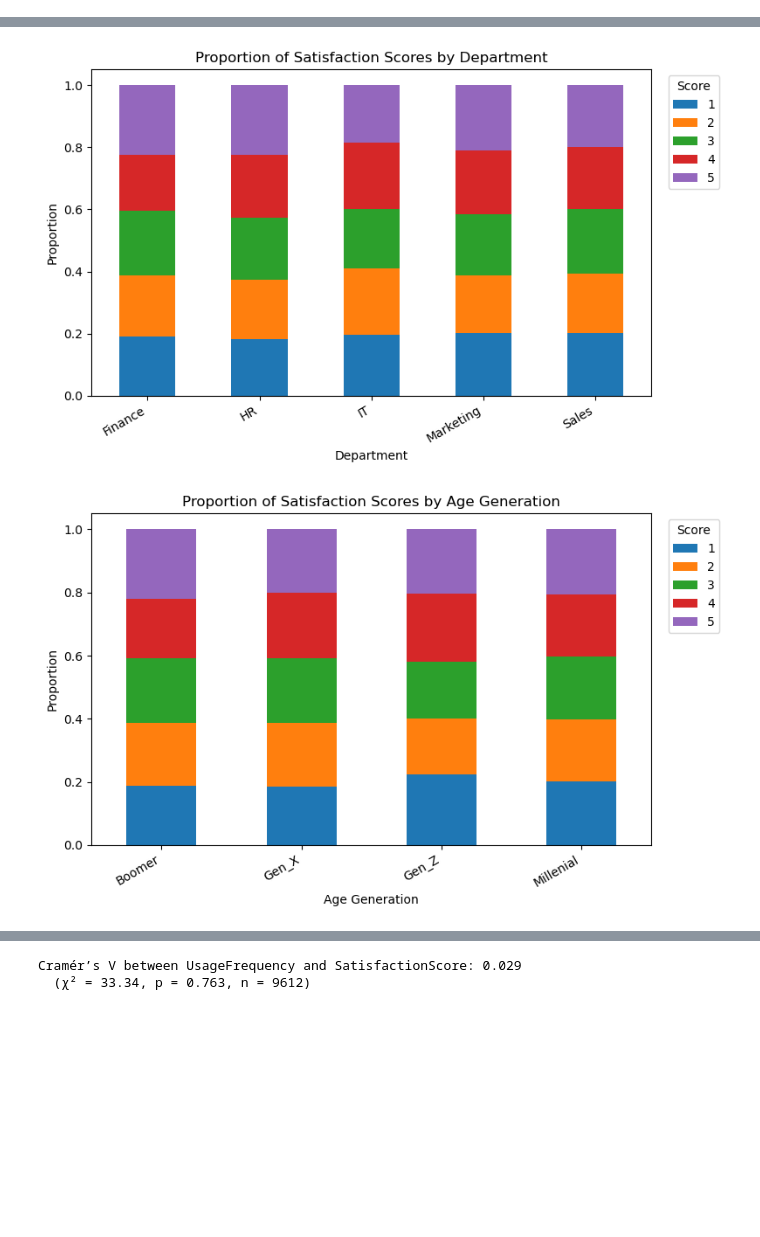
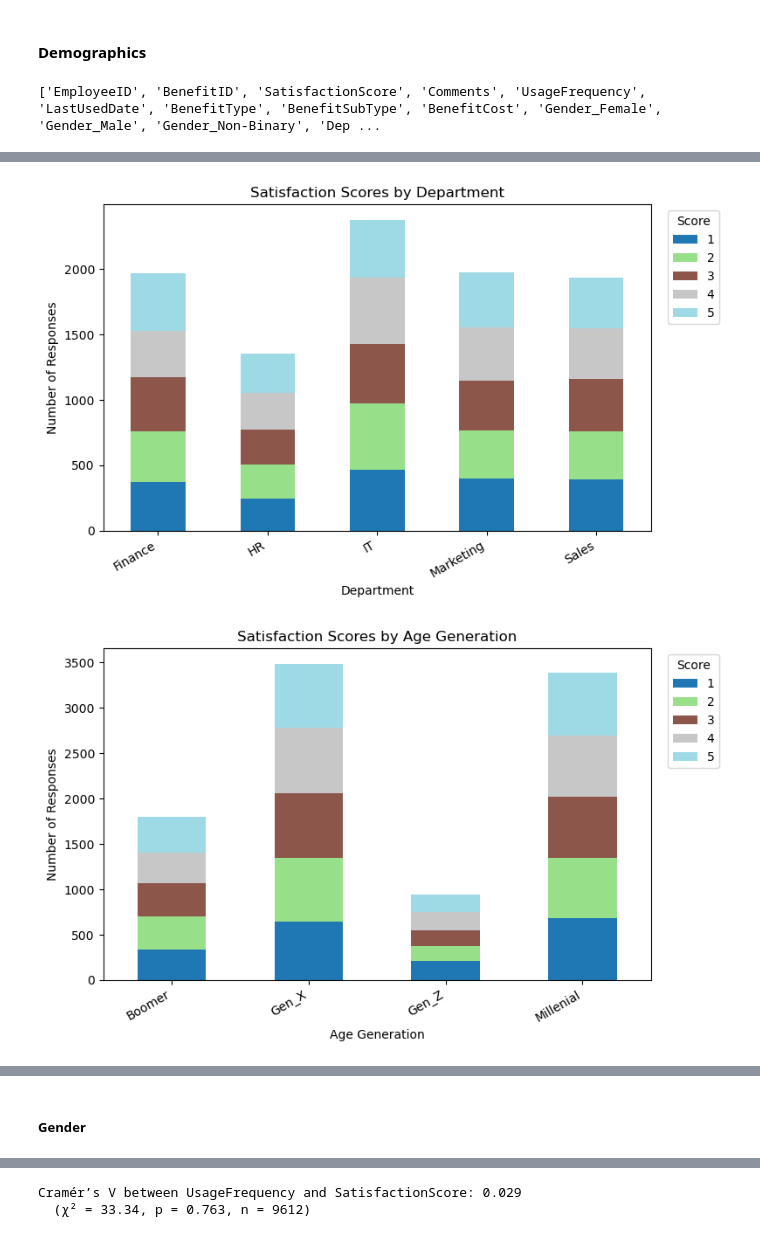
Before and after one commit to zemgabriela/TechLance, a Jupyter notebook: Employee Satisfaction Analysis.ipynb, the cells around one changed output, grey strips where cells are left out. Saved outputs shown, nothing was run; the diff lists cells and outputs as text; code cells hidden in the pictures; blank space fills up the shorter version.

```diff
--- a/Employee Satisfaction Analysis.ipynb
+++ b/Employee Satisfaction Analysis.ipynb
@@ -78,3 +78,9 @@ plt.show()
+# %% [markdown]
+#### Demographics
+# %%
+print(merged.columns.tolist())
+# %% [output]
+['EmployeeID', 'BenefitID', 'SatisfactionScore', 'Comments', 'UsageFrequency', 'LastUsedDate', 'BenefitType', 'BenefitSubType', 'BenefitCost', 'Gender_Female', 'Gender_Male', 'Gender_Non-Binary', 'Dep ...
 # %%
 #Select Demograhipc columns to analyze
 merged['Gender']     = merged[[c for c in merged if c.startswith('Gender_')]].idxmax(axis=1).str.replace('Gender_', '')
@@ -82,25 +88,29 @@ merged['Department'] = merged[[c for c in merged if c.startswith('Department_')]
 merged['AgeGen']     = merged[[c for c in merged if c.startswith('Age_Gen_')]].idxmax(axis=1).str.replace('Age_Gen_', '')
 merged['Tenure']     = merged[[c for c in merged if c.startswith('TenureGroups_')]].idxmax(axis=1).str.replace('TenureGroups_', '')
 
-#Function to plot full score distribution
-def plot_full(col, title):
+# Function to plot counts of satisfaction score by demographic
+def plot_counts(col, title):
     counts = pd.crosstab(merged[col], merged['SatisfactionScore'])
-    props  = counts.div(counts.sum(axis=1), axis=0)
-    props.plot(kind='bar', stacked=True, figsize=(8,5))
-    plt.title(f'Proportion of Satisfaction Scores by {title}')
+    counts.plot(
+        kind='bar',
+        stacked=True,
+        figsize=(8,5),
+        colormap='tab20'
+    )
+    plt.title(f'Satisfaction Scores by {title}')
     plt.xlabel(title)
-    plt.ylabel('Proportion')
+    plt.ylabel('Number of Responses')
     plt.xticks(rotation=30, ha='right')
     plt.legend(title='Score', bbox_to_anchor=(1.02,1), loc='upper left')
     plt.tight_layout()
     plt.show()
 
-#Generate plots for each demographic
+# Generate count plots for each demographic
 for col, name in [
     ('Gender', 'Gender'),
     ('Department', 'Department'),
     ('AgeGen', 'Age Generation'),
     ('Tenure', 'Tenure Group')
 ]:
-    plot_full(col, name)
+    plot_counts(col, name)
 # %% [output]
@@ -108,2 +118,2 @@ for col, name in [
-[figure, old version]
+[figure, new version]
-[figure, old version]
+[figure, new version]
@@ -110,0 +121,2 @@ for col, name in [
+# %% [markdown]
+##### Gender
```
Also changed, not shown: parts of 55 cells of this notebook.
